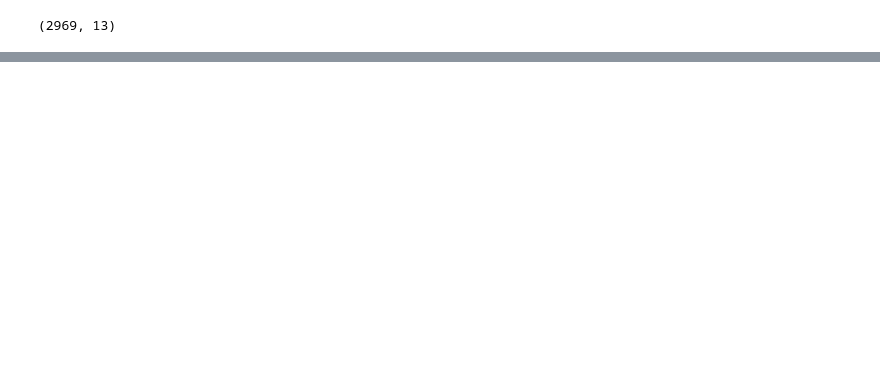
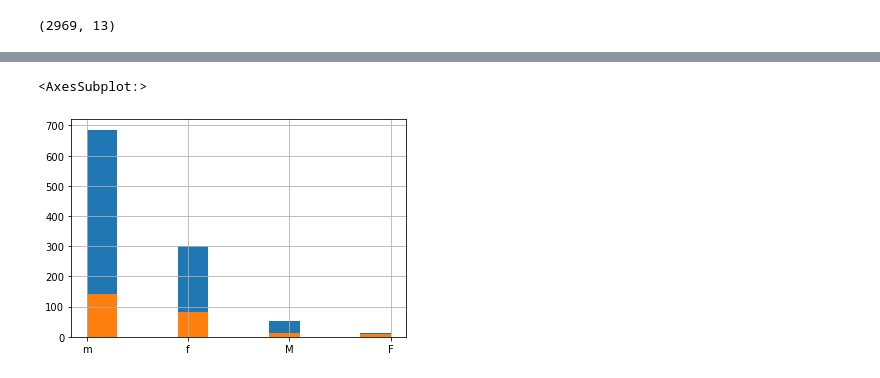
Before and after one commit to mschlack/finalprojectIS417, a Jupyter notebook: codeforproject/code_for_final_project.ipynb, the cells around one changed output, grey strips where cells are left out. Cells and saved outputs as stored; diff of their text form; code cells hidden in the pictures; blank space fills up the shorter version.

```diff
--- a/codeforproject/code_for_final_project.ipynb
+++ b/codeforproject/code_for_final_project.ipynb
@@ -111,0 +116,2 @@ title_ratings = pd.read_csv('/Users/michelleschlacks/Desktop/final project IS417
+# %%
+df_data_without_3 = chars[((chars["genrelabel"] == 0) | (chars["genrelabel"] == 1)) & (chars["genrelabel"] != 3)]
@@ -112,2 +128,5 @@ title_ratings = pd.read_csv('/Users/michelleschlacks/Desktop/final project IS417
 # %%
-title_basics
+df_date_before2000 = df_data_without_3[df_data_without_3["year"] <= 2000]
+df_data_after2000 = df_data_without_3[df_data_without_3["year"] > 2000]
+#df_date_before2000.isnull().sum().sum()
+#print(df_date_before2000)
@@ -113,0 +138,6 @@ title_basics
+# %%
+df_date_before2000["gender"].hist()
+df_data_after2000["gender"].hist()
+# %% [output]
+<AxesSubplot:>
+[figure, added]
```
Also changed, not shown: parts of 41 cells of this notebook.
